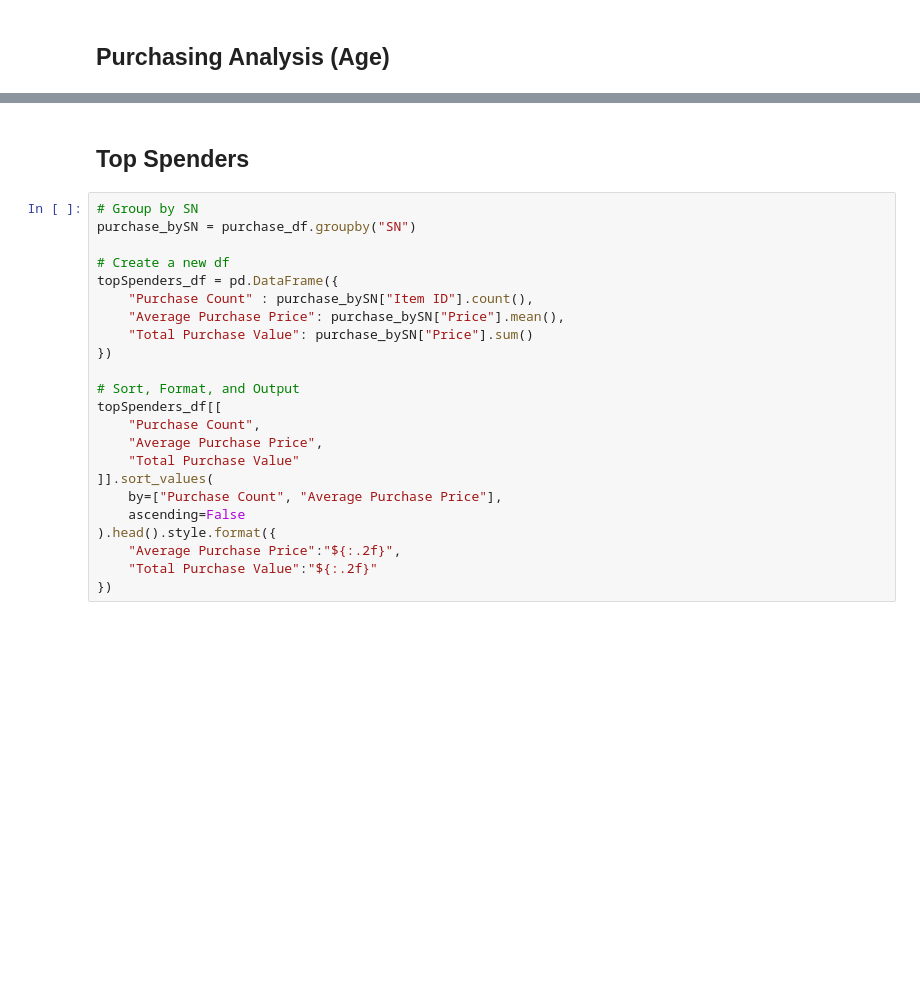
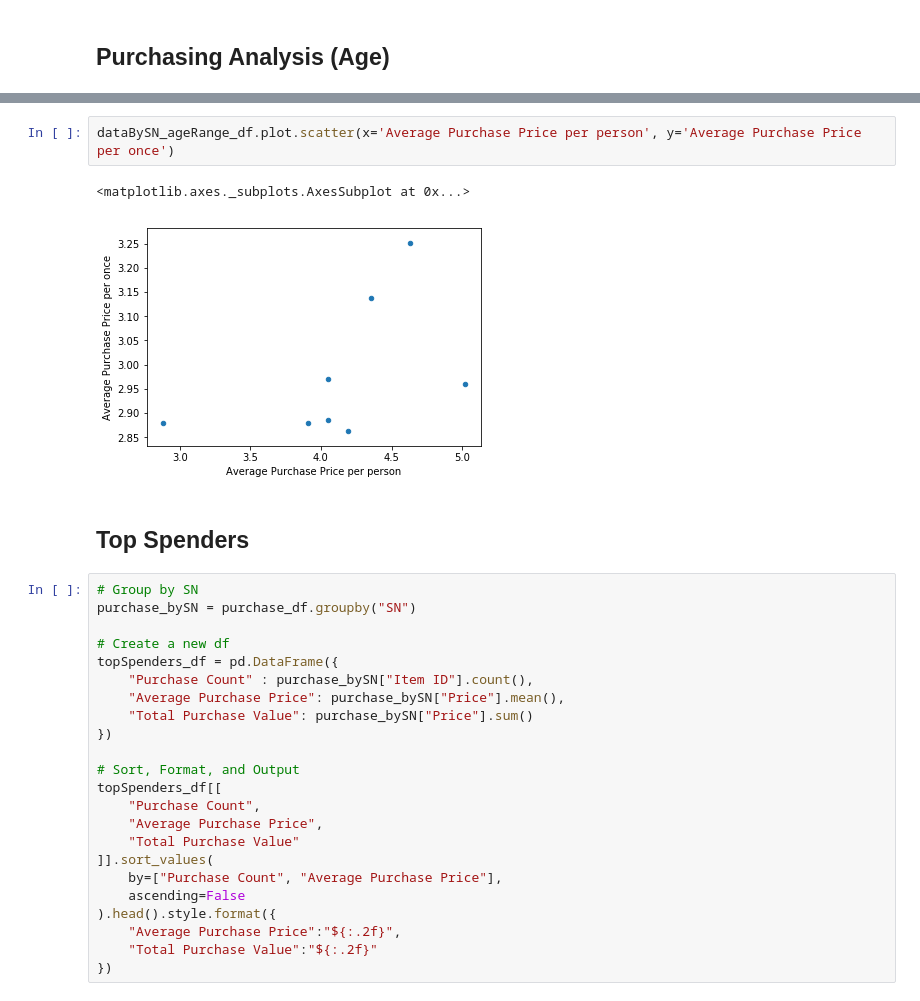
Before and after one commit to tokunami/pandas-hw, a Jupyter notebook: HeroesOfPymoli/myResult.ipynb, the cells around one changed output, grey strips where cells are left out. Saved outputs shown, nothing was run; the diff lists cells and outputs as text; blank space fills up the shorter version.

```diff
--- a/HeroesOfPymoli/myResult.ipynb
+++ b/HeroesOfPymoli/myResult.ipynb
@@ -187,3 +234,8 @@ purchaseAnal_ageRange[[
+# %%
+dataBySN_ageRange_df.plot.scatter(x='Average Purchase Price per person', y='Average Purchase Price per once')
+# %% [output]
+<matplotlib.axes._subplots.AxesSubplot at 0x...>
+[figure, added]
 # %% [markdown]
 ## Top Spenders
 # %%
```
Also changed, not shown: parts of 14 cells of this notebook.
